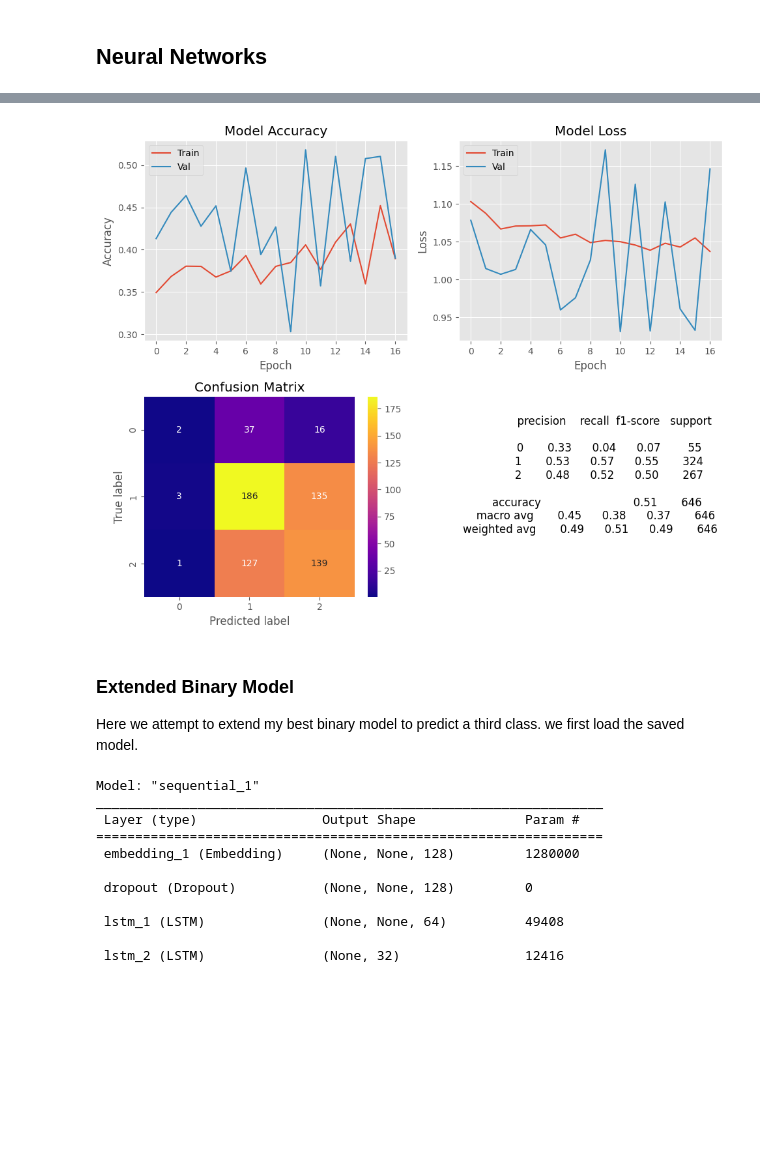
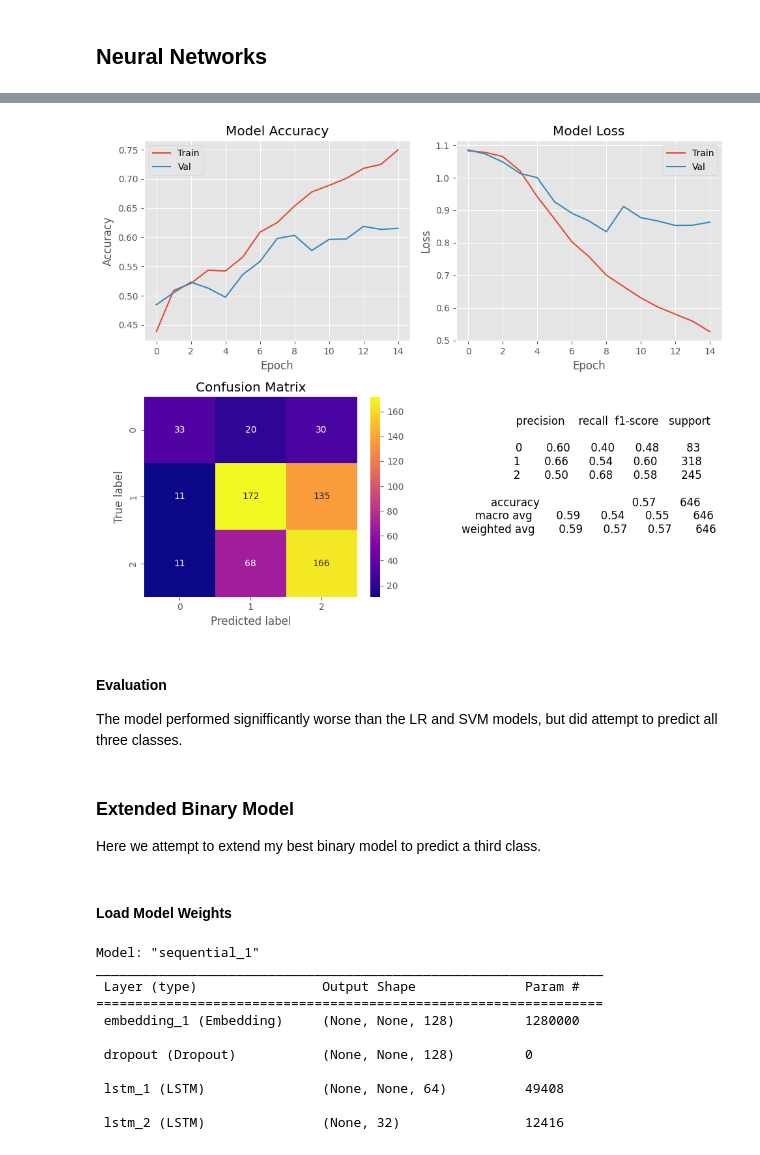
Before and after one commit to ACB-prgm/Phase_4_Project, a Jupyter notebook: analyze.ipynb, the cells around one changed output, grey strips where cells are left out. Cells and saved outputs as stored; diff of their text form; code cells hidden in the pictures; blank space fills up the shorter version.

```diff
--- a/analyze.ipynb
+++ b/analyze.ipynb
@@ -175,6 +174,8 @@ def preprocess_text(input_string):
     # Join the words back together into a single string and return it
     return " ".join(words)
 # %%
+df = raw_df.copy()
+
 df.tweet_text = df.tweet_text.apply(preprocess_text) # Apply the preprocessing function defined above
 df
 # %% [output]
@@ -297,6 +309,6 @@ for sentiment in range(3):
 # %%
 fig, axes = plt.subplots(1, 3, figsize=(14, 4), tight_layout=True)
-fig.suptitle("Tweet Word Length")
+fig.suptitle("Tweet Length")
 
 # Add a new column to the dataframe "df" that contains the length of each tweet
 df['length'] = df['tweet_text'].apply(len)
@@ -310,7 +322,9 @@ for sentiment in range(3):
 
     ax.hist(lengths, color=colors[sentiment])
     ax.set_ylabel('Number of Tweets')
-    ax.set_xlabel('Word Length')
-    ax.vlines([lengths.mean(), lengths.median()], 0, ax.get_ylim()[1], colors=["red", "blue"])
+    ax.set_xlabel('Number of Words')
+    ax.vlines(lengths.mean(), 0, ax.get_ylim()[1], colors="red", label=f"Mean: {lengths.mean():.1f}")
+    ax.vlines(lengths.median(), 0, ax.get_ylim()[1], colors="blue", label=f"Median: {lengths.median()}")
+    ax.legend()
     ax.set_title(senitments[sentiment])
 # %% [output]
@@ -921,26 +980,31 @@ class_weight_dict
 # %%
-import gensim.downloader as api
+from tensorflow.keras.optimizers import Adam
+from keras.layers import Dropout
 
-embedding = api.load("glove-twitter-100") # Load GloVe Twitter 100 pre-trained word embeddings using Gensim APwe
 
-model_glove = Sequential()
-model_glove.add(Embedding(input_dim=len(embedding.index_to_key), output_dim=100, weights=[embedding.vectors], trainable=False))
-model_glove.add(Dropout(0.3))
-model_glove.add(LSTM(96, dropout=0.3, return_sequences=True))
-model_glove.add(LSTM(64, dropout=0.3))
-model_glove.add(Dense(3, "softmax"))
+multi_model_1 = Sequential()
+multi_model_1.add(Embedding(input_dim=num_words, output_dim=128))
 
-model_glove.compile(optimizer=Adam(learning_rate=1e-4), loss="categorical_crossentropy", metrics=["accuracy", "Precision"])
-history = model_glove.fit(
-    train_data3,
-    y_train3,
+# Add a dropout layer to the model
+multi_model_1.add(Dropout(0.5))
+
+# Add an LSTM layer with 64 units and 0.5 dropout, returning sequences so for the following LSTM layer
+multi_model_1.add(LSTM(64, dropout=0.5, return_sequences=True))
+
+# Add another LSTM layer with 32 units and 0.3 dropout, not returning sequences
+multi_model_1.add(LSTM(32, dropout=0.5))
+
+multi_model_1.add(Dense(3, "softmax"))
+
+multi_model_1.compile(optimizer=Adam(learning_rate=1e-4), loss="categorical_crossentropy", metrics=["accuracy", "Precision"])
+history = multi_model_1.fit(
+    train_data3, y_train3,
     verbose=global_verbose,
     validation_data=(val_data3, y_val3),
-    epochs=25,
+    epochs=30,
     batch_size=16,
     callbacks=[
         EarlyStopping(monitor="val_loss", patience=6, restore_best_weights=True),
-        ModelCheckpoint(filepath="model_checkpoints/glove_" + "weights.{epoch:02d}.h5", save_weights_only=True)
         ],
     class_weight=class_weight_dict
 )
@@ -965,3 +1029,3 @@ Epoch 17/25
 # %%
-analyze_model(history, model_glove, test_data3, y_test3)
+analyze_model(history, multi_model_1, test_data3, y_test3)
 # %% [output]
@@ -969,8 +1033,13 @@ analyze_model(history, model_glove, test_data3, y_test3)
-[figure, old version]
+[figure, new version]
+# %% [markdown]
+#### Evaluation
+
+The model performed signifficantly worse than the LR and SVM models, but did attempt to predict all three classes.
 # %% [markdown]
 ### Extended Binary Model
-
-Here we attempt to extend my best binary model to predict a third class.  we first load the saved model.
+Here we attempt to extend my best binary model to predict a third class.
+# %% [markdown]
+#### Load Model Weights
 # %%
 from keras.models import load_model
 
```
Also changed, not shown: parts of 64 cells of this notebook, 3 other files.
